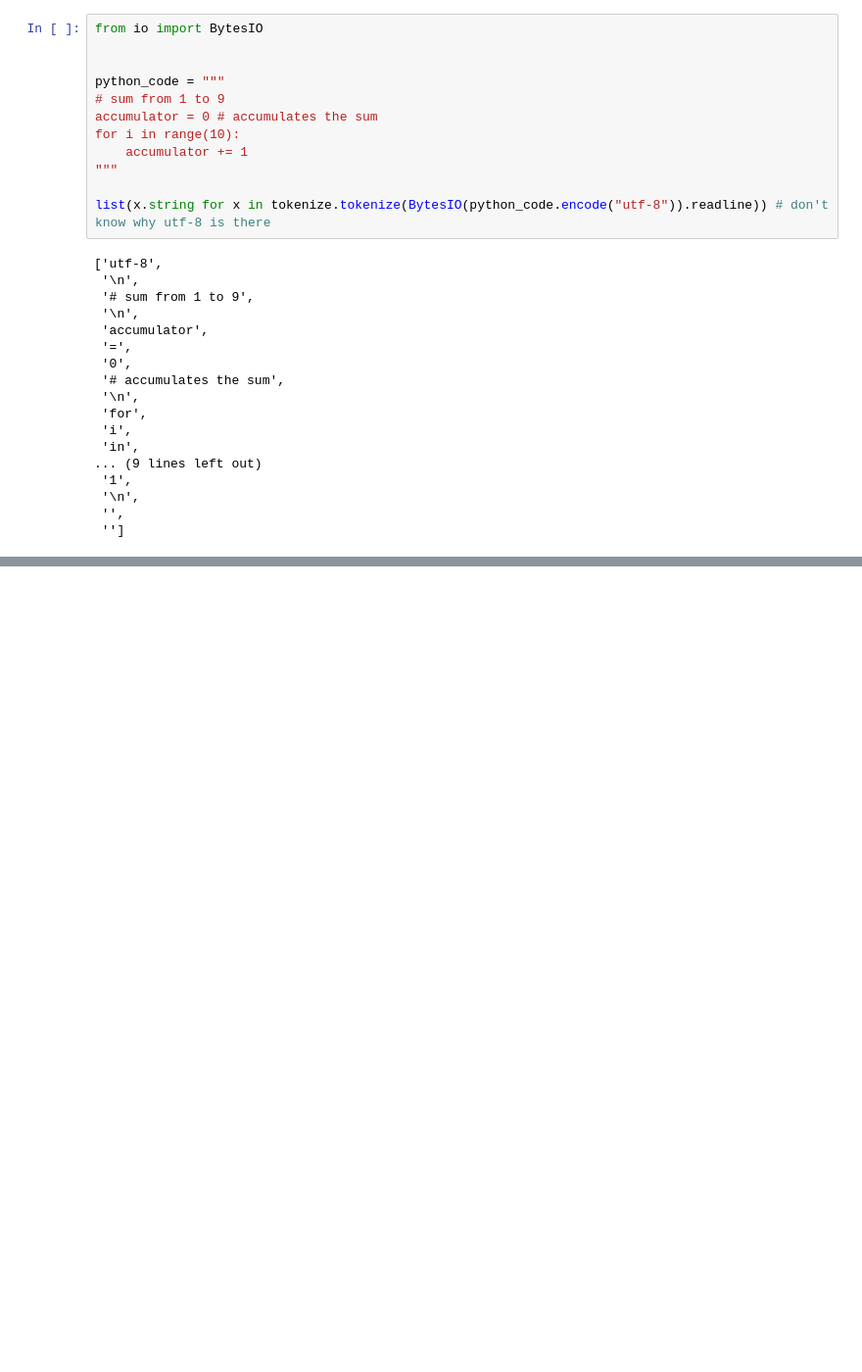
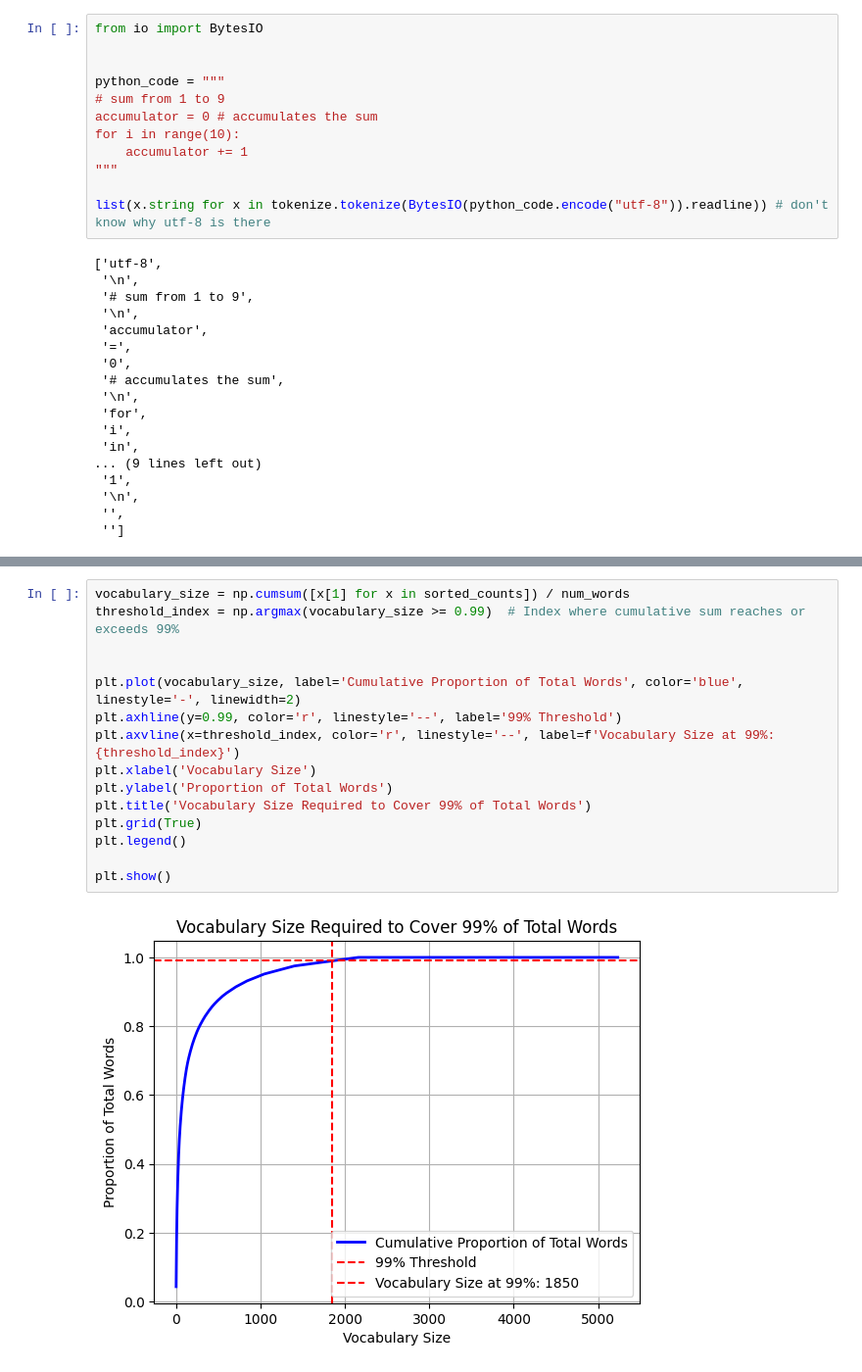
Before and after one commit to BjarniHaukur/PyGPT, a Jupyter notebook: tokenize.ipynb, the cells around one changed output, grey strips where cells are left out. Shown at 98% size. Cells and saved outputs as stored; diff of their text form; blank space fills up the shorter version.

```diff
--- a/tokenize.ipynb
+++ b/tokenize.ipynb
@@ -38,0 +96,17 @@ list(x.string for x in tokenize.tokenize(BytesIO(python_code.encode("utf-8")).re
+# %%
+vocabulary_size = np.cumsum([x[1] for x in sorted_counts]) / num_words
+threshold_index = np.argmax(vocabulary_size >= 0.99)  # Index where cumulative sum reaches or exceeds 99%
+
+
+plt.plot(vocabulary_size, label='Cumulative Proportion of Total Words', color='blue', linestyle='-', linewidth=2)
+plt.axhline(y=0.99, color='r', linestyle='--', label='99% Threshold')
+plt.axvline(x=threshold_index, color='r', linestyle='--', label=f'Vocabulary Size at 99%: {threshold_index}')
+plt.xlabel('Vocabulary Size')
+plt.ylabel('Proportion of Total Words')
+plt.title('Vocabulary Size Required to Cover 99% of Total Words')
+plt.grid(True)
+plt.legend()
+
+plt.show()
+# %% [output]
+[figure, added]
```
Also changed, not shown: parts of 16 cells of this notebook, 2 other files.
